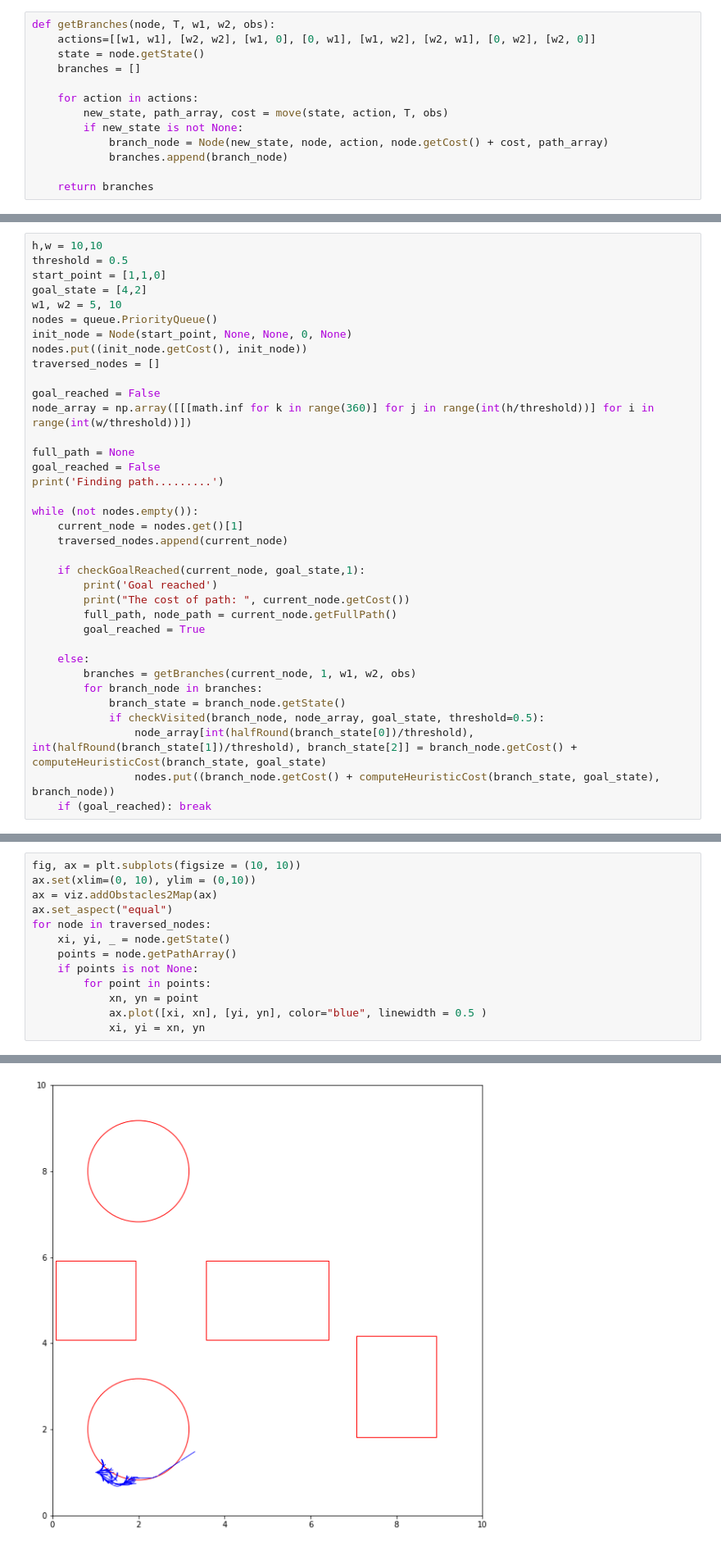
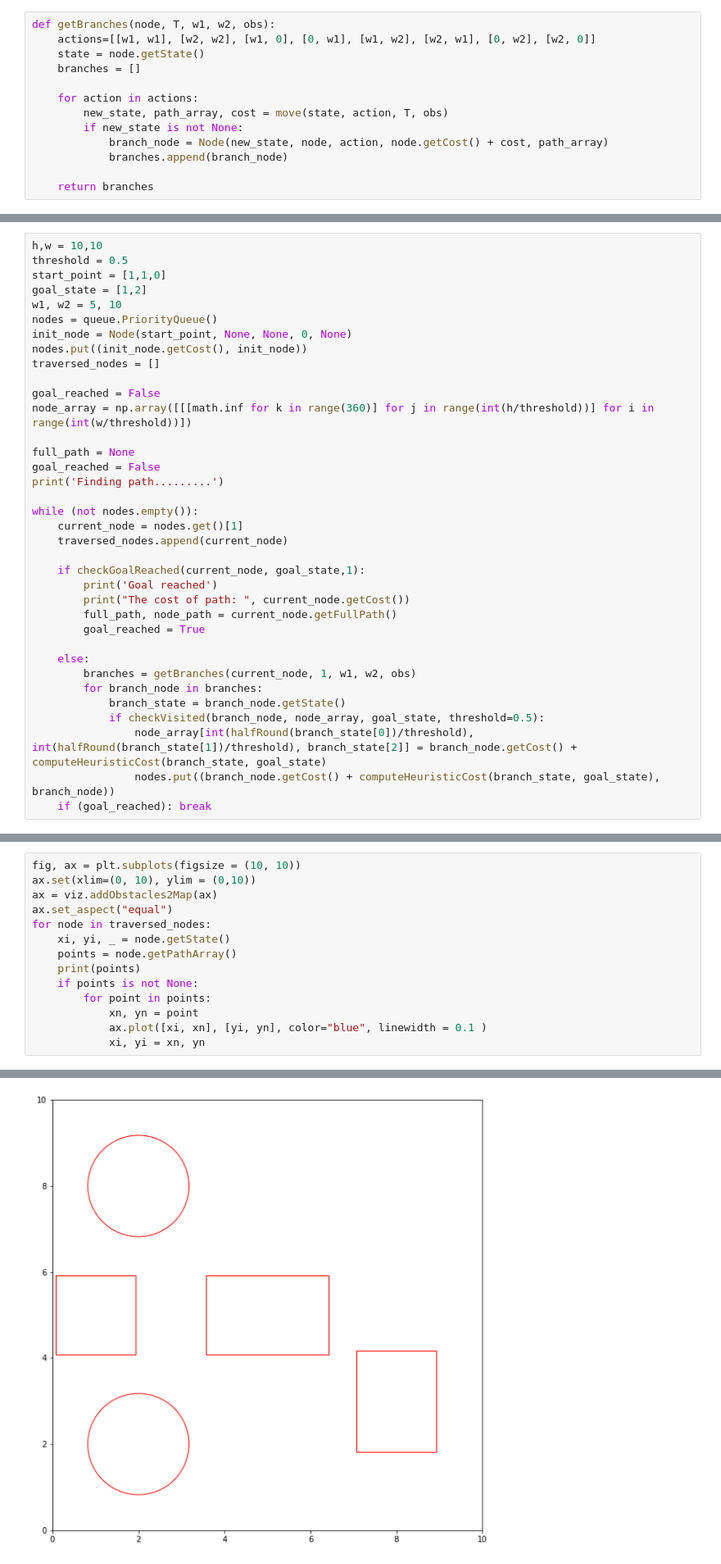
Before and after one commit to siddharthtelang/A-Differential-Drive, a Jupyter notebook: A-Star-Differential-Drive.ipynb, the cells around one changed output, grey strips where cells are left out. Shown at 82% size. Cells and saved outputs as stored; diff of their text form.

```diff
--- a/A-Star-Differential-Drive.ipynb
+++ b/A-Star-Differential-Drive.ipynb
@@ -106,7 +106,7 @@ def move(state, action, T, obs):
 h,w = 10,10
 threshold = 0.5
 start_point = [1,1,0]
-goal_state = [4,2]
+goal_state = [1,2]
 w1, w2 = 5, 10
 nodes = queue.PriorityQueue()
 init_node = Node(start_point, None, None, 0, None)
@@ -164,9 +152,10 @@ ax.set_aspect("equal")
 for node in traversed_nodes:
     xi, yi, _ = node.getState()
     points = node.getPathArray()
+    print(points)
     if points is not None:
         for point in points:
             xn, yn = point
-            ax.plot([xi, xn], [yi, yn], color="blue", linewidth = 0.5 )
+            ax.plot([xi, xn], [yi, yn], color="blue", linewidth = 0.1 )
             xi, yi = xn, yn
 # %% [output]
@@ -173,4 +164,4 @@ for node in traversed_nodes:
-[figure, old version]
+[figure, new version]
 # %%
 len(traversed_nodes)
 # %% [output]
```
Also changed, not shown: parts of 4 cells of this notebook, 1 other file.
